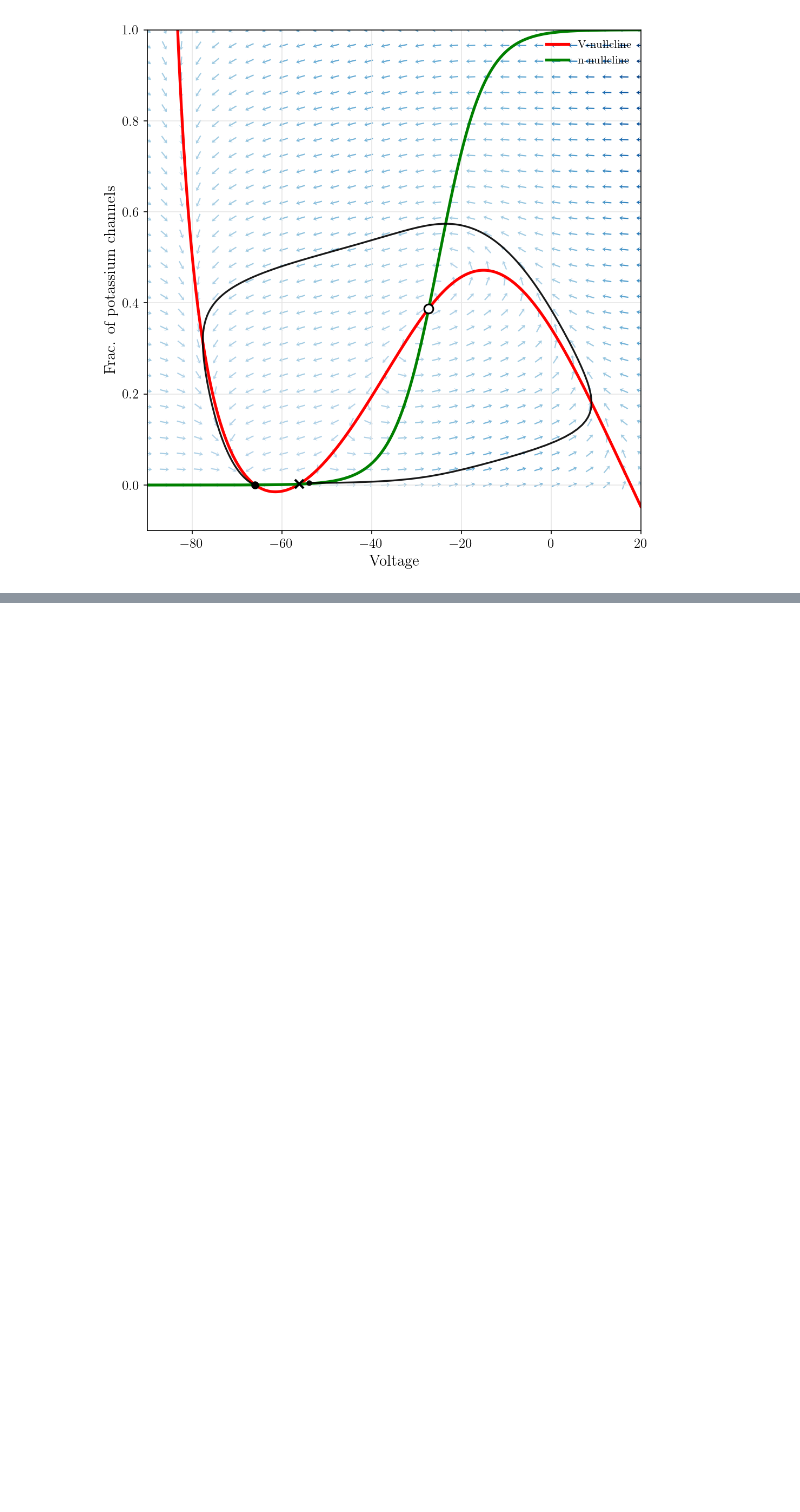
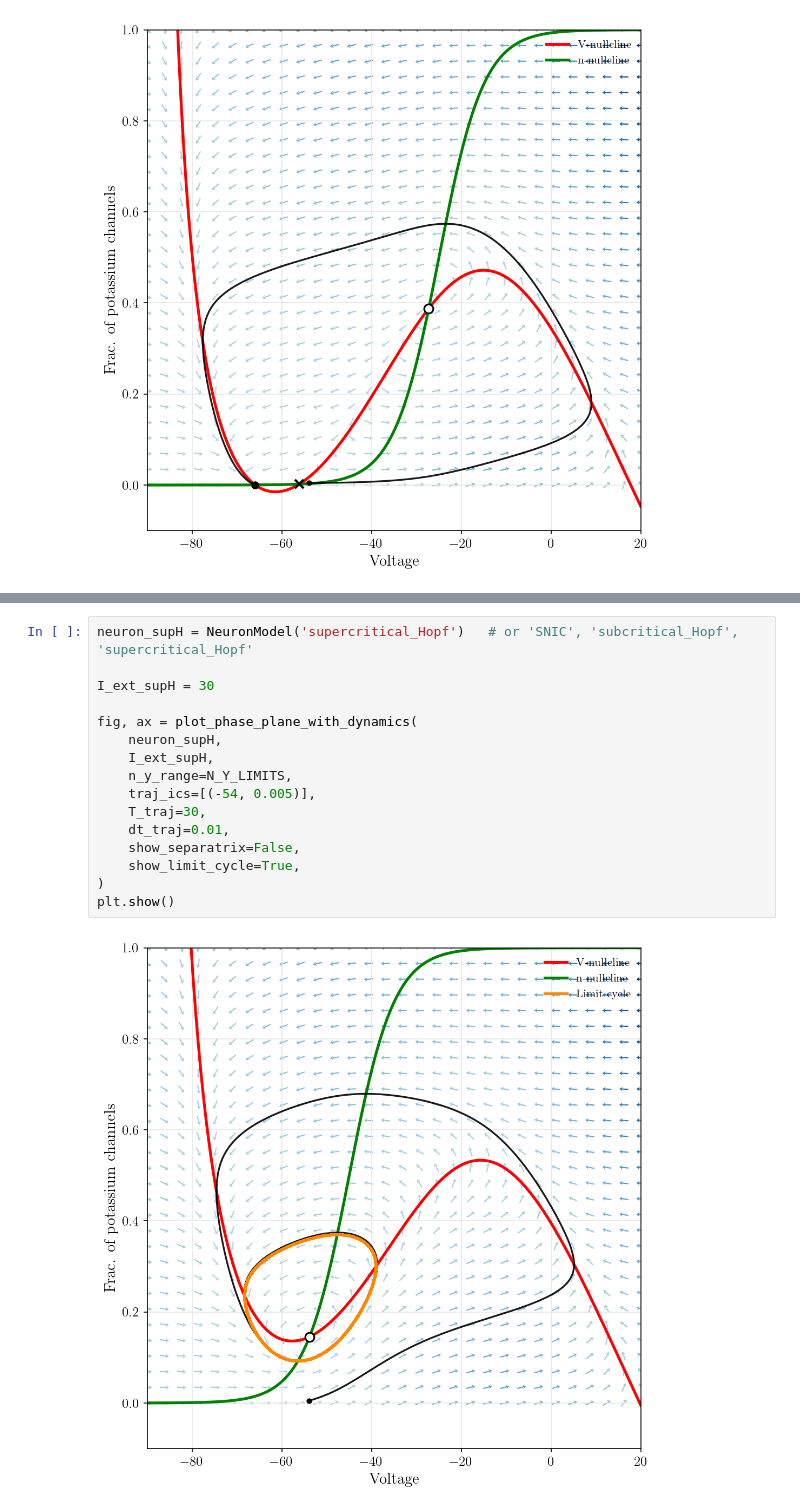
Before and after one commit to Szuppi/ModellingNeurons_Project, a Jupyter notebook: Visuals.ipynb, the cells around one changed output, grey strips where cells are left out. Drawn from its saved outputs; the diff is of its cells as text; blank space fills up the shorter version.

```diff
--- a/Visuals.ipynb
+++ b/Visuals.ipynb
@@ -513,0 +428,18 @@ def MyExcitabilityScene(
+# %%
+neuron_supH = NeuronModel('supercritical_Hopf')   # or 'SNIC', 'subcritical_Hopf', 'supercritical_Hopf'
+
+I_ext_supH = 30
+
+fig, ax = plot_phase_plane_with_dynamics(
+    neuron_supH,
+    I_ext_supH,
+    n_y_range=N_Y_LIMITS,
+    traj_ics=[(-54, 0.005)],
+    T_traj=30,
+    dt_traj=0.01,
+    show_separatrix=False,
+    show_limit_cycle=True,
+)
+plt.show()
+# %% [output]
+[figure, added]
```
Also changed, not shown: parts of 10 cells of this notebook, 2 other files.
